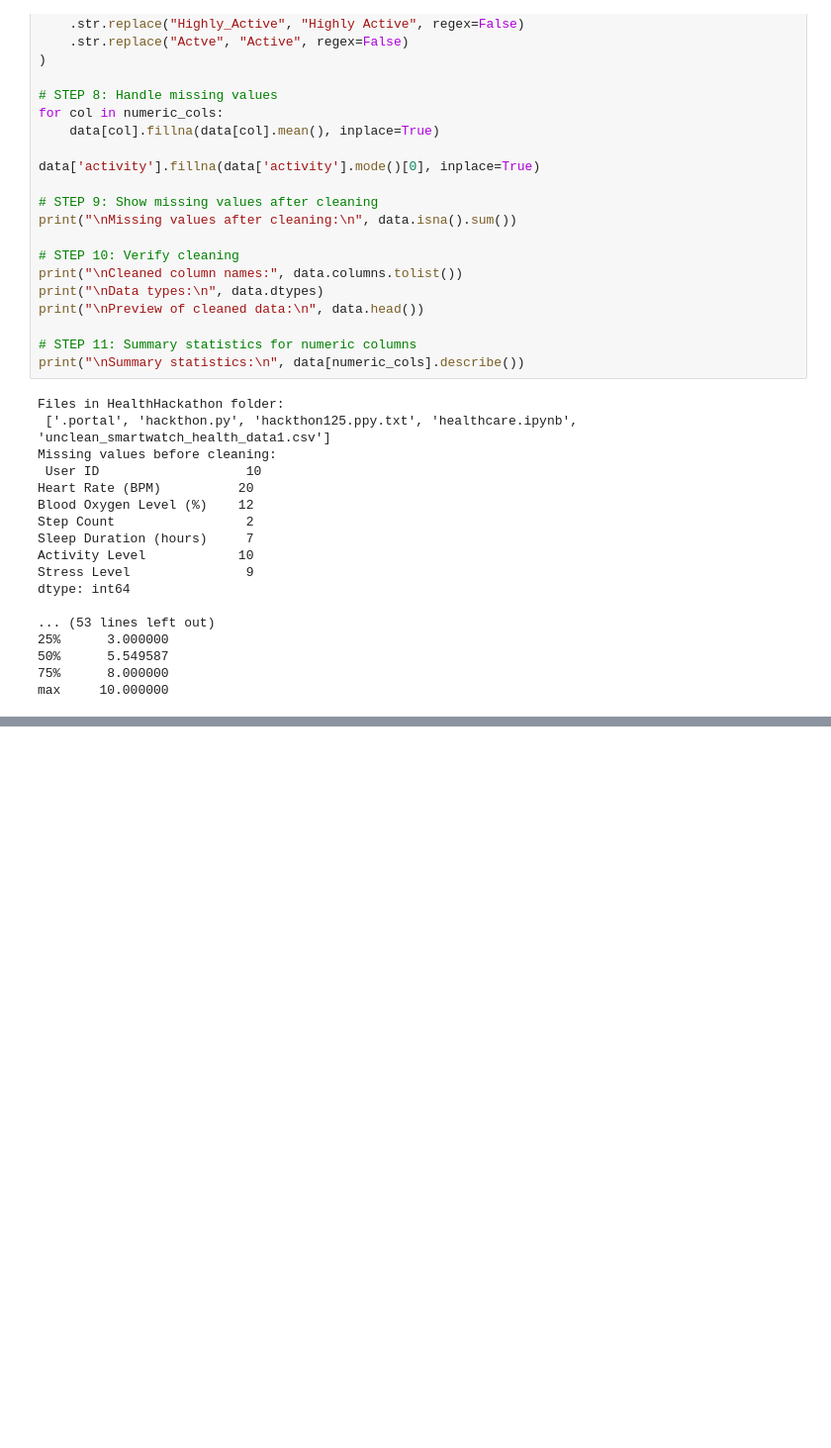
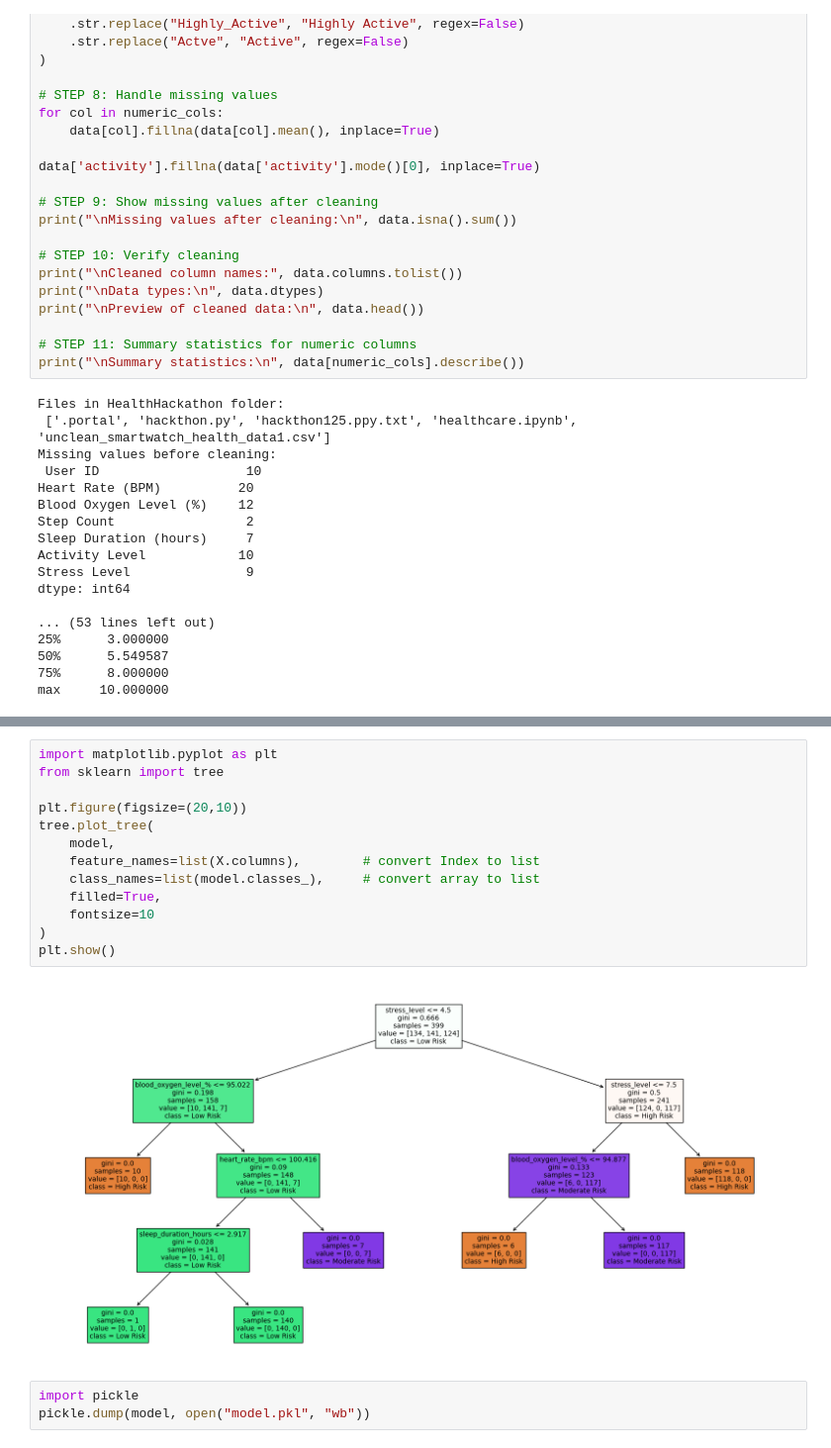
Before and after one commit to bollasrinu538-svg/synaptix2026_smartsyntax-, a Jupyter notebook: healthcareproject.ppy.ipynb, the cells around one changed output, grey strips where cells are left out. Shown at 99% size. Drawn from its saved outputs; the diff is of its cells as text; blank space fills up the shorter version.

```diff
--- a/healthcareproject.ppy.ipynb
+++ b/healthcareproject.ppy.ipynb
@@ -727,0 +825,18 @@ max     10.000000
+# %%
+import matplotlib.pyplot as plt
+from sklearn import tree
+
+plt.figure(figsize=(20,10))
+tree.plot_tree(
+    model,
+    feature_names=list(X.columns),        # convert Index to list
+    class_names=list(model.classes_),     # convert array to list
+    filled=True,
+    fontsize=10
+)
+plt.show()
+# %% [output]
+[figure, added]
+# %%
+import pickle
+pickle.dump(model, open("model.pkl", "wb"))
```
Also changed, not shown: parts of 4 cells of this notebook.
